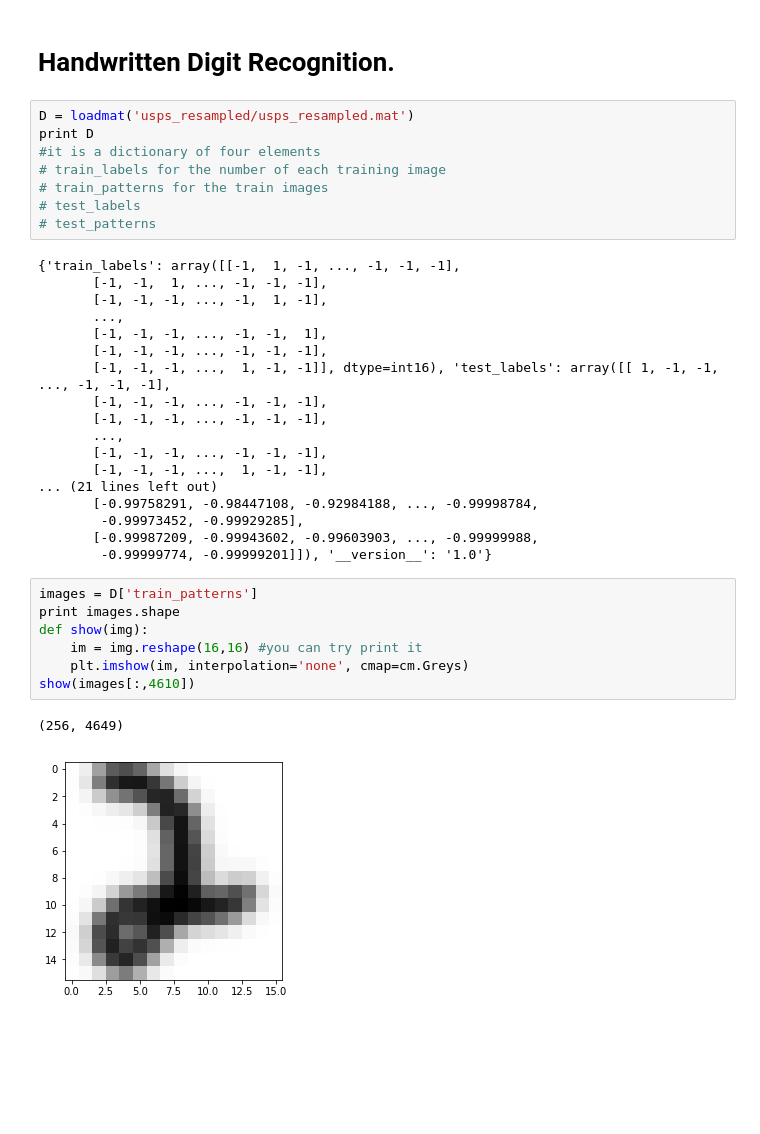
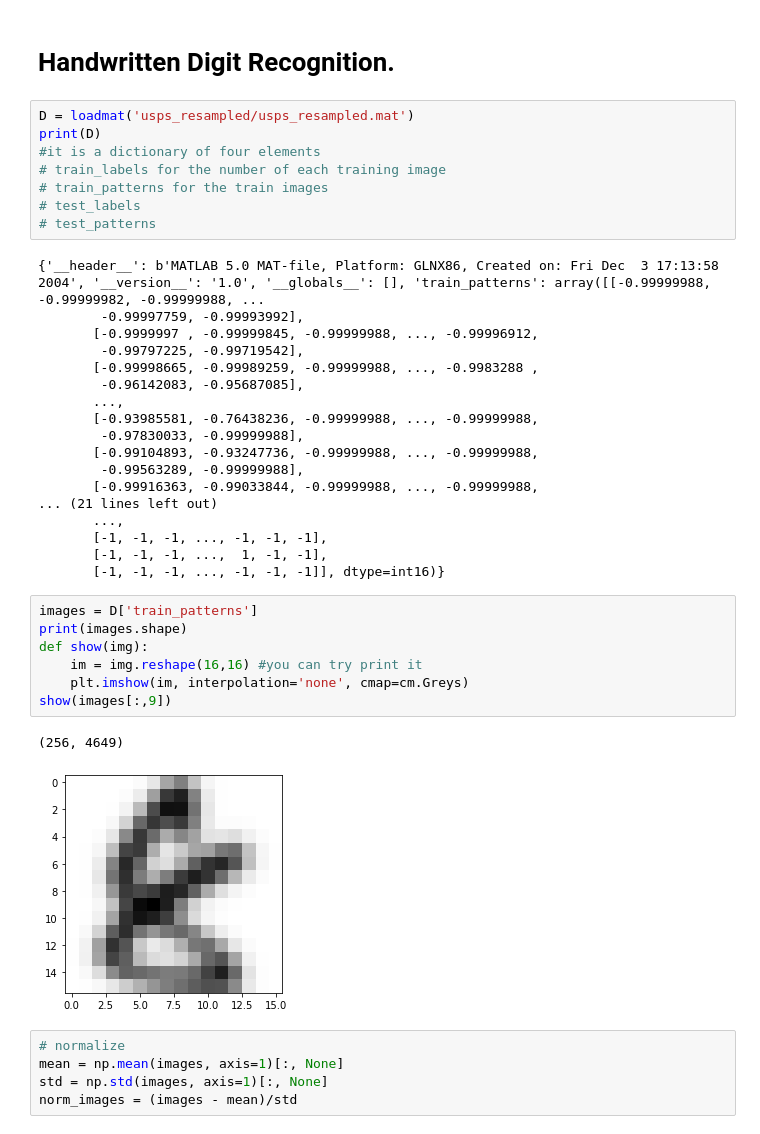
Before and after one commit to muic-pattern-rekt-2018/exercise-6-filled, a Jupyter notebook: Exercise 6 PCA.ipynb, the cells around one changed output. Saved outputs shown, nothing was run; the diff lists cells and outputs as text; blank space fills up the shorter version.

```diff
--- a/Exercise 6 PCA.ipynb
+++ b/Exercise 6 PCA.ipynb
@@ -122,37 +122,42 @@ np.var(rotated_features_0)
 # Handwritten Digit Recognition.
 # %%
 D = loadmat('usps_resampled/usps_resampled.mat')
-print D
+print(D)
 #it is a dictionary of four elements
 # train_labels for the number of each training image
 # train_patterns for the train images
 # test_labels
 # test_patterns
 # %% [output]
-{'train_labels': array([[-1,  1, -1, ..., -1, -1, -1],
-       [-1, -1,  1, ..., -1, -1, -1],
-       [-1, -1, -1, ..., -1,  1, -1],
+{'__header__': b'MATLAB 5.0 MAT-file, Platform: GLNX86, Created on: Fri Dec  3 17:13:58 2004', '__version__': '1.0', '__globals__': [], 'train_patterns': array([[-0.99999988, -0.99999982, -0.99999988, ...
+        -0.99997759, -0.99993992],
+       [-0.9999997 , -0.99999845, -0.99999988, ..., -0.99996912,
+        -0.99797225, -0.99719542],
+       [-0.99998665, -0.99989259, -0.99999988, ..., -0.9983288 ,
+        -0.96142083, -0.95687085],
        ...,
-       [-1, -1, -1, ..., -1, -1,  1],
-       [-1, -1, -1, ..., -1, -1, -1],
-       [-1, -1, -1, ...,  1, -1, -1]], dtype=int16), 'test_labels': array([[ 1, -1, -1, ..., -1, -1, -1],
-       [-1, -1, -1, ..., -1, -1, -1],
-       [-1, -1, -1, ..., -1, -1, -1],
+       [-0.93985581, -0.76438236, -0.99999988, ..., -0.99999988,
+        -0.97830033, -0.99999988],
+       [-0.99104893, -0.93247736, -0.99999988, ..., -0.99999988,
+        -0.99563289, -0.99999988],
+       [-0.99916363, -0.99033844, -0.99999988, ..., -0.99999988,
+... (21 lines left out)
        ...,
        [-1, -1, -1, ..., -1, -1, -1],
        [-1, -1, -1, ...,  1, -1, -1],
-... (21 lines left out)
-       [-0.99758291, -0.98447108, -0.92984188, ..., -0.99998784,
-        -0.99973452, -0.99929285],
-       [-0.99987209, -0.99943602, -0.99603903, ..., -0.99999988,
-        -0.99999774, -0.99999201]]), '__version__': '1.0'}
+       [-1, -1, -1, ..., -1, -1, -1]], dtype=int16)}
 # %%
 images = D['train_patterns']
-print images.shape
+print(images.shape)
 def show(img):
     im = img.reshape(16,16) #you can try print it
     plt.imshow(im, interpolation='none', cmap=cm.Greys)
-show(images[:,4610])
+show(images[:,9])
 # %% [output]
 (256, 4649)
-[figure, old version]
+[figure, new version]
+# %%
+# normalize
+mean = np.mean(images, axis=1)[:, None]
+std = np.std(images, axis=1)[:, None]
+norm_images = (images - mean)/std
```
Also changed, not shown: parts of 6 cells of this notebook.
